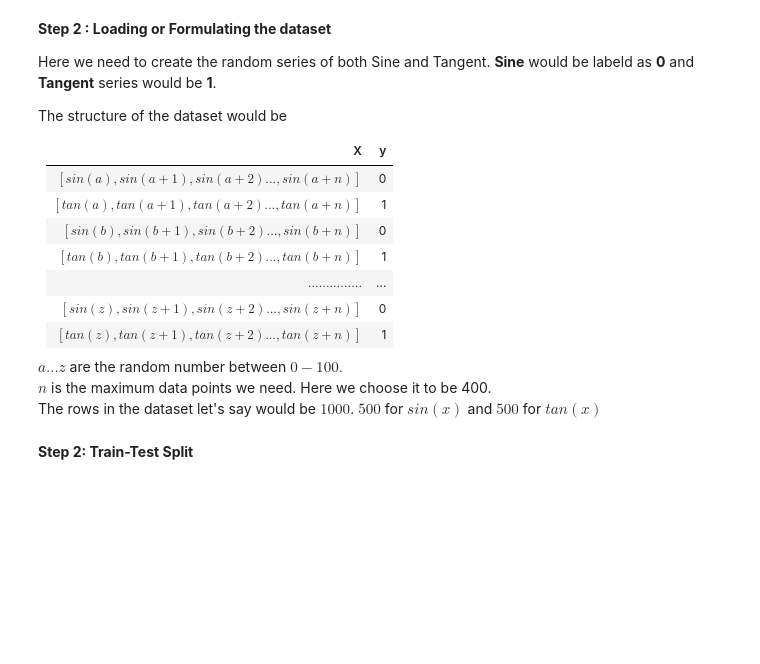
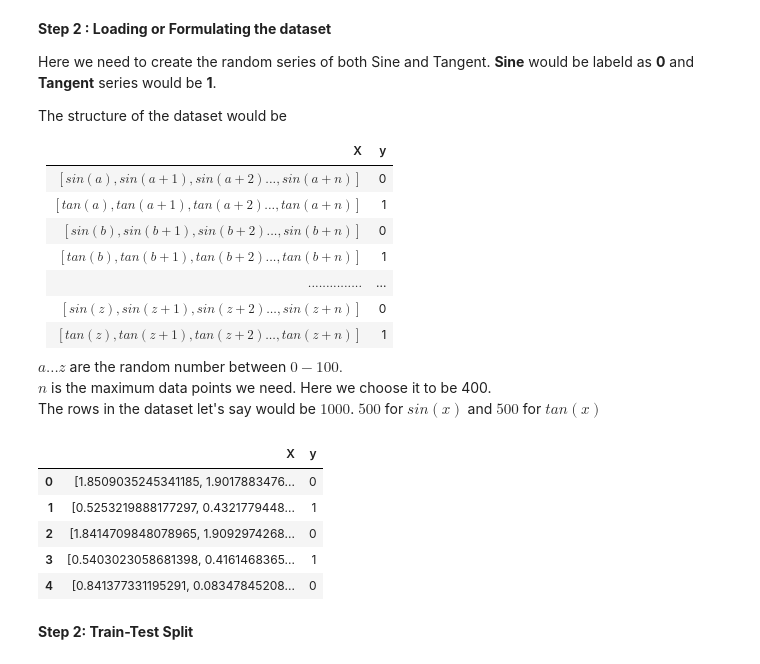
Before and after one commit to llNeeleshll/Time_Series_DeepLearning, a Jupyter notebook: lstm_series_classification.ipynb, the cells around one changed output. Saved outputs shown, nothing was run; the diff lists cells and outputs as text; code cells hidden in the pictures; blank space fills up the shorter version.

```diff
--- a/lstm_series_classification.ipynb
+++ b/lstm_series_classification.ipynb
@@ -57,6 +57,15 @@ for _ in range(0,1000):
     main_series.append((series_2,1))
 
 df = pd.DataFrame(main_series, columns=['X','y'])
+# %%
+df.head()
+# %% [output]
+|  | X | y |
+| 0 | [1.8509035245341185, 1.9017883476... | 0 |
+| 1 | [0.5253219888177297, 0.4321779448... | 1 |
+| 2 | [1.8414709848078965, 1.9092974268... | 0 |
+| 3 | [0.5403023058681398, 0.4161468365... | 1 |
+| 4 | [0.841377331195291, 0.08347845208... | 0 |
 # %% [markdown]
 **Step 2: Train-Test Split**
 # %%
```
Also changed, not shown: parts of 6 cells of this notebook.
